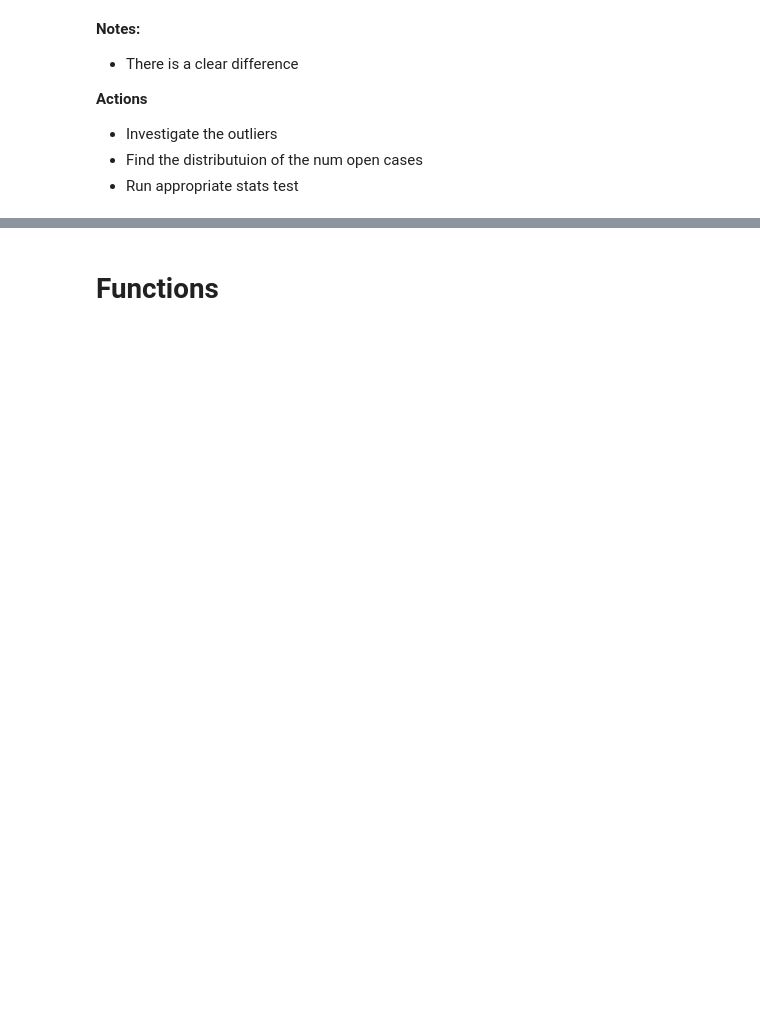
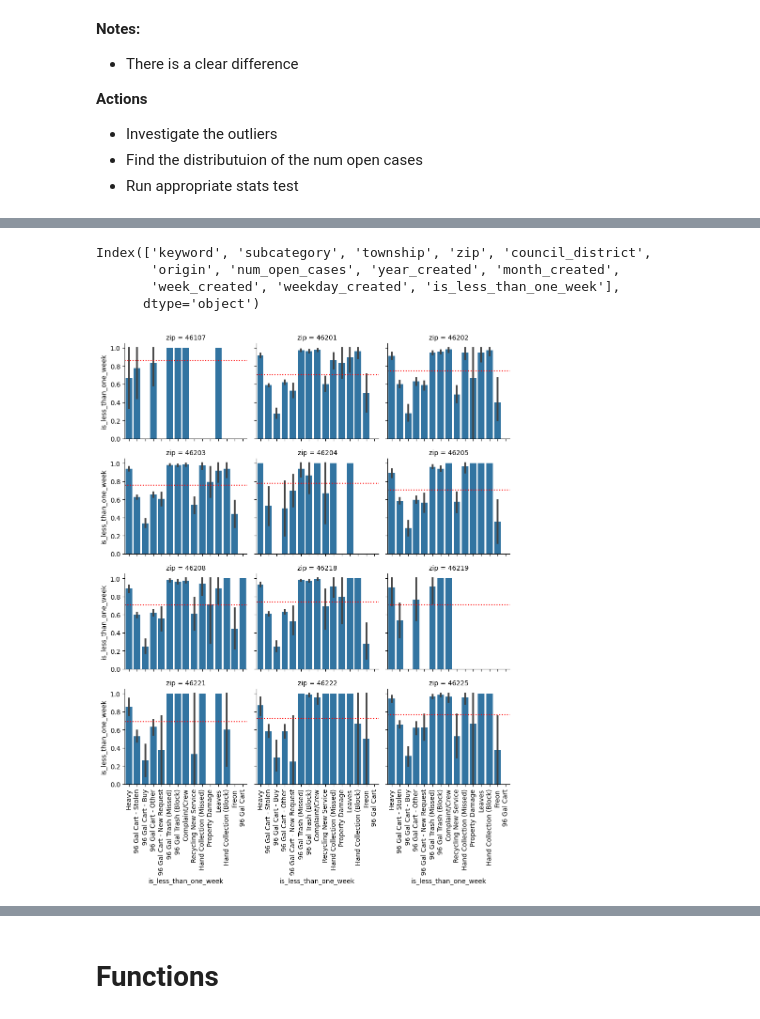
Before and after one commit to aaron-mv-moore/indy-action-time, a Jupyter notebook: work-notebooks/01_working_explore_2.ipynb, the cells around one changed output, grey strips where cells are left out. Saved outputs shown, nothing was run; the diff lists cells and outputs as text; code cells hidden in the pictures; blank space fills up the shorter version.

Commit message:
Finish explore work

```diff
--- a/work-notebooks/01_working_explore_2.ipynb
+++ b/work-notebooks/01_working_explore_2.ipynb
@@ -68,3 +76,9 @@ Name: count, dtype: int64
+# %%
+# What township has the most cases?
+train.township.value_counts()
+
+# What zip codes are in center?
+micro_explore = train.loc[(train['township'] == 'CENTER') & (train['keyword'] == 'Trash') ]
 # %% [markdown]
 ### Bivariate
 # %% [markdown]
@@ -350,0 +403,23 @@ p
+# %%
+micro_explore.columns
+# %% [output]
+Index(['keyword', 'subcategory', 'township', 'zip', 'council_district',
+       'origin', 'num_open_cases', 'year_created', 'month_created',
+       'week_created', 'weekday_created', 'is_less_than_one_week'],
+      dtype='object')
+# %%
+def plot_mean(data,**kwargs):
+    m = data.mean()
+    plt.axhline(m, **kwargs)
+
+
+subcat = micro_explore.subcategory.unique()
+g = sns.FacetGrid(micro_explore, col='zip', col_wrap=3)
+g.map(sns.barplot, 'subcategory', target, order=subcat)
+one_week_response_rate = train[target].mean()
+g.tick_params(axis='x', labelrotation =90)
+g.tight_layout()
+g.map(plot_mean, target, ls=":", c='r')
+plt.show()
+# %% [output]
+[figure, added]
```
Also changed, not shown: parts of 28 cells of this notebook, 2 other files.
